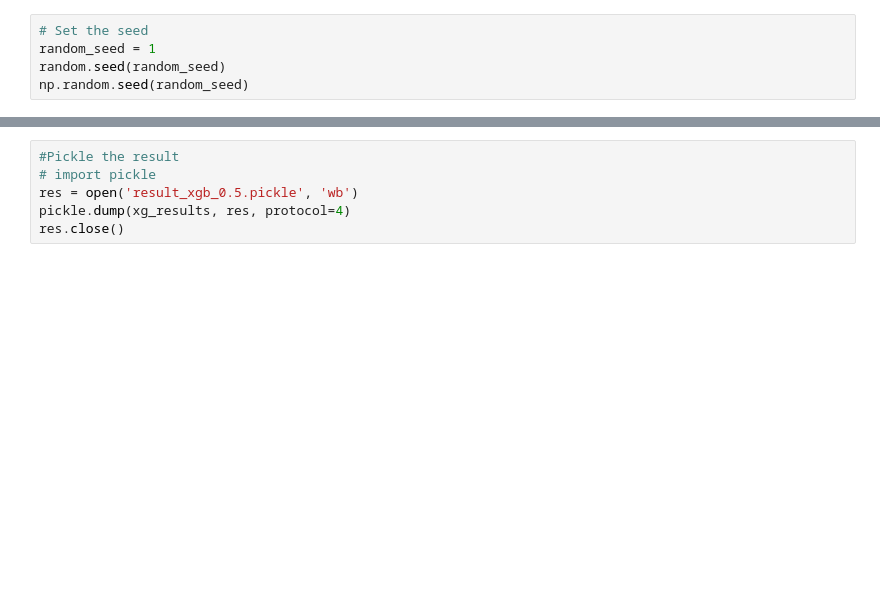
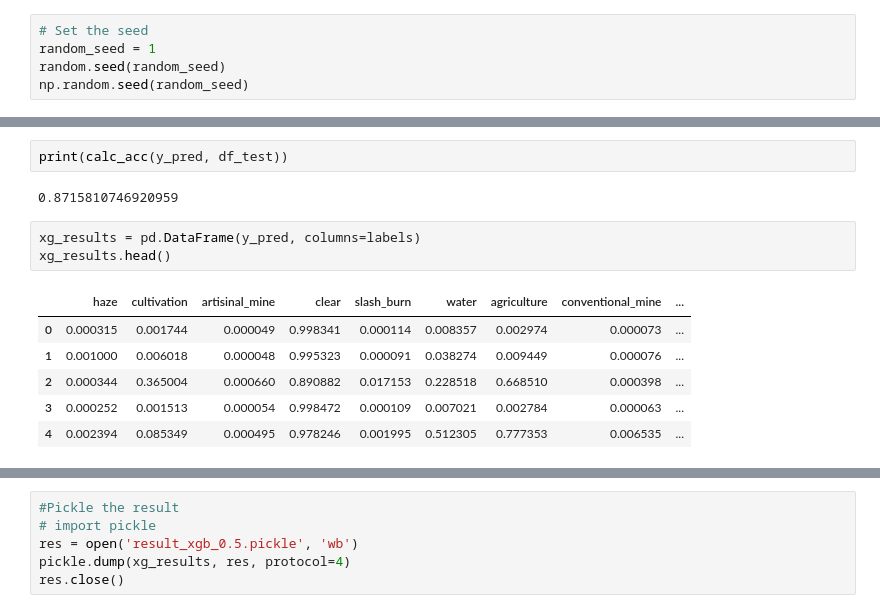
Before and after one commit to jihoonkim888/Amazon-Forest-Image-Classification, a Jupyter notebook: XGBOOST.ipynb, the cells around one changed output, grey strips where cells are left out. Saved outputs shown, nothing was run; the diff lists cells and outputs as text; blank space fills up the shorter version.

```diff
--- a/XGBOOST.ipynb
+++ b/XGBOOST.ipynb
@@ -325,0 +336,14 @@ xg_results.to_csv('result_xgb_0.3.csv', index=False)
+# %%
+print(calc_acc(y_pred, df_test))
+# %% [output]
+0.8715810746920959
+# %%
+xg_results = pd.DataFrame(y_pred, columns=labels)
+xg_results.head()
+# %% [output]
+|  | haze | cultivation | artisinal_mine | clear | slash_burn | water | agriculture | conventional_mine | ... |
+| 0 | 0.000315 | 0.001744 | 0.000049 | 0.998341 | 0.000114 | 0.008357 | 0.002974 | 0.000073 | ... |
+| 1 | 0.001000 | 0.006018 | 0.000048 | 0.995323 | 0.000091 | 0.038274 | 0.009449 | 0.000076 | ... |
+| 2 | 0.000344 | 0.365004 | 0.000660 | 0.890882 | 0.017153 | 0.228518 | 0.668510 | 0.000398 | ... |
+| 3 | 0.000252 | 0.001513 | 0.000054 | 0.998472 | 0.000109 | 0.007021 | 0.002784 | 0.000063 | ... |
+| 4 | 0.002394 | 0.085349 | 0.000495 | 0.978246 | 0.001995 | 0.512305 | 0.777353 | 0.006535 | ... |
```
Also changed, not shown: parts of 48 cells of this notebook.
